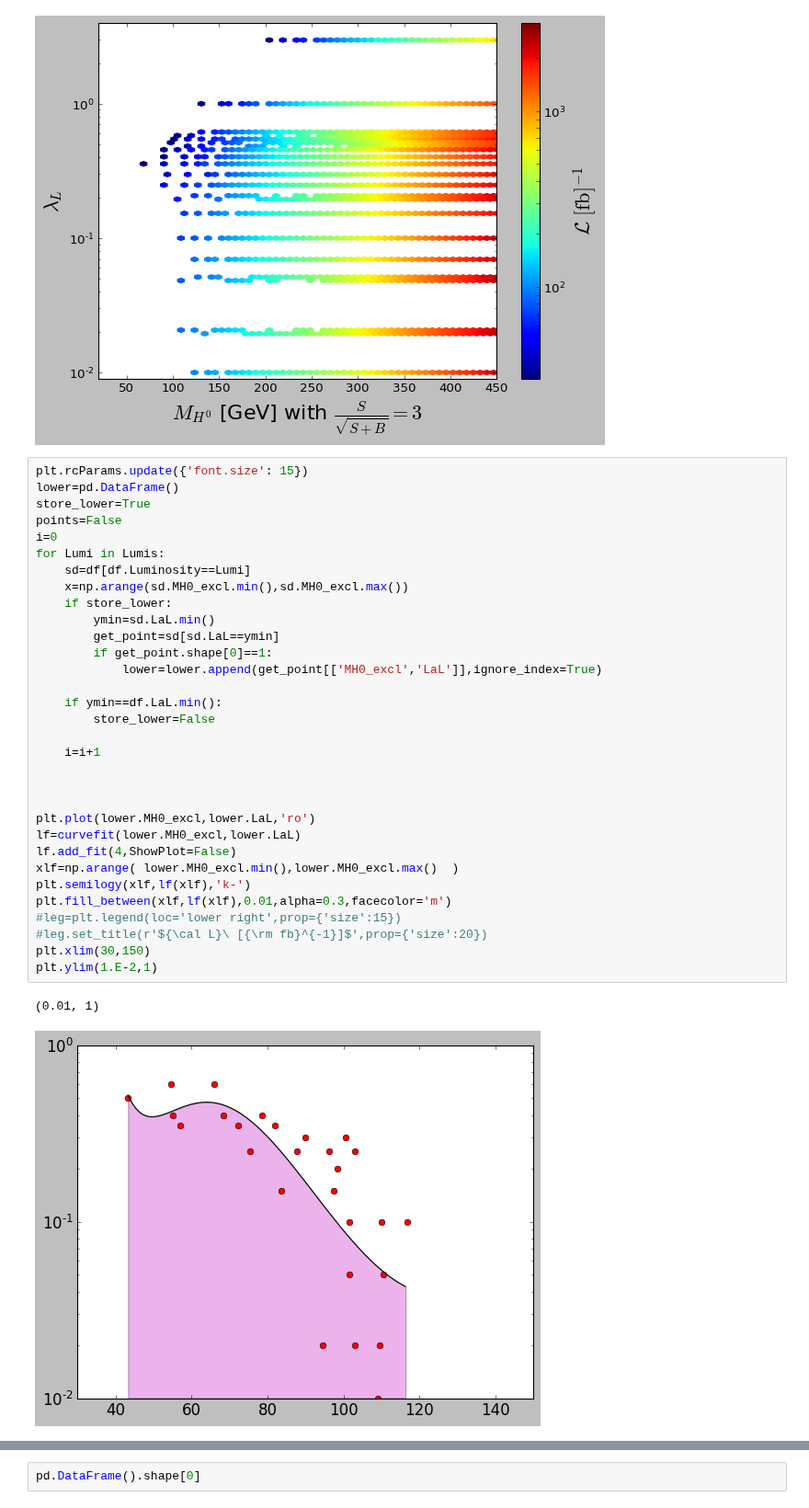
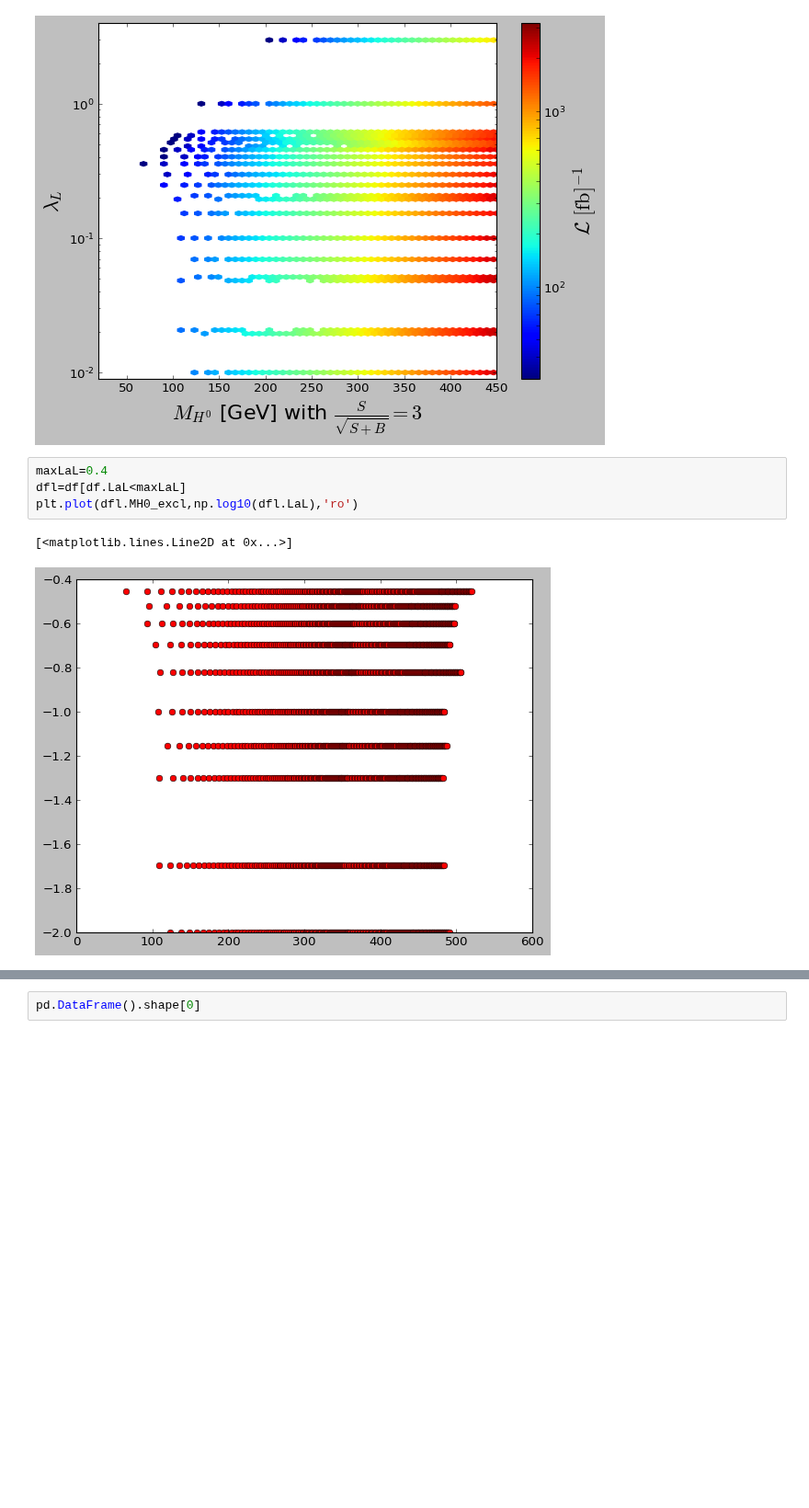
Before and after one commit to restrepo/VBF_IDM, a Jupyter notebook: Significance_countours-many_lumis-signif_3.ipynb, the cells around one changed output, grey strips where cells are left out. Shown at 92% size. Drawn from its saved outputs; the diff is of its cells as text; blank space fills up the shorter version.

```diff
--- a/Significance_countours-many_lumis-signif_3.ipynb
+++ b/Significance_countours-many_lumis-signif_3.ipynb
@@ -141,38 +141,10 @@ plt.savefig('lc3.pdf')
 #plt.plot(lower.MH0_excl,lower.LaL,'ko')
 # %% [output]
 [figure]
-# %%
-plt.rcParams.update({'font.size': 15})
-lower=pd.DataFrame()
-store_lower=True
-points=False
-i=0
-for Lumi in Lumis:
-    sd=df[df.Luminosity==Lumi]
-    x=np.arange(sd.MH0_excl.min(),sd.MH0_excl.max())
-    if store_lower:
-        ymin=sd.LaL.min()
-        get_point=sd[sd.LaL==ymin]
-        if get_point.shape[0]==1:
-            lower=lower.append(get_point[['MH0_excl','LaL']],ignore_index=True)
-
-    if ymin==df.LaL.min():
-        store_lower=False
-
-    i=i+1
-
-
-
-plt.plot(lower.MH0_excl,lower.LaL,'ro')
-lf=curvefit(lower.MH0_excl,lower.LaL)
-lf.add_fit(4,ShowPlot=False)
-xlf=np.arange( lower.MH0_excl.min(),lower.MH0_excl.max()  )
-plt.semilogy(xlf,lf(xlf),'k-')
-plt.fill_between(xlf,lf(xlf),0.01,alpha=0.3,facecolor='m')
-#leg=plt.legend(loc='lower right',prop={'size':15})
-#leg.set_title(r'${\cal L}\ [{\rm fb}^{-1}]$',prop={'size':20})
-plt.xlim(30,150)
-plt.ylim(1.E-2,1)
-# %% [output]
-(0.01, 1)
-[figure, removed]
+# %%
+maxLaL=0.4
+dfl=df[df.LaL<maxLaL]
+plt.plot(dfl.MH0_excl,np.log10(dfl.LaL),'ro')
+# %% [output]
+[<matplotlib.lines.Line2D at 0x...>]
+[figure, added]
```
Also changed, not shown: parts of 5 cells of this notebook, 2 other files.
